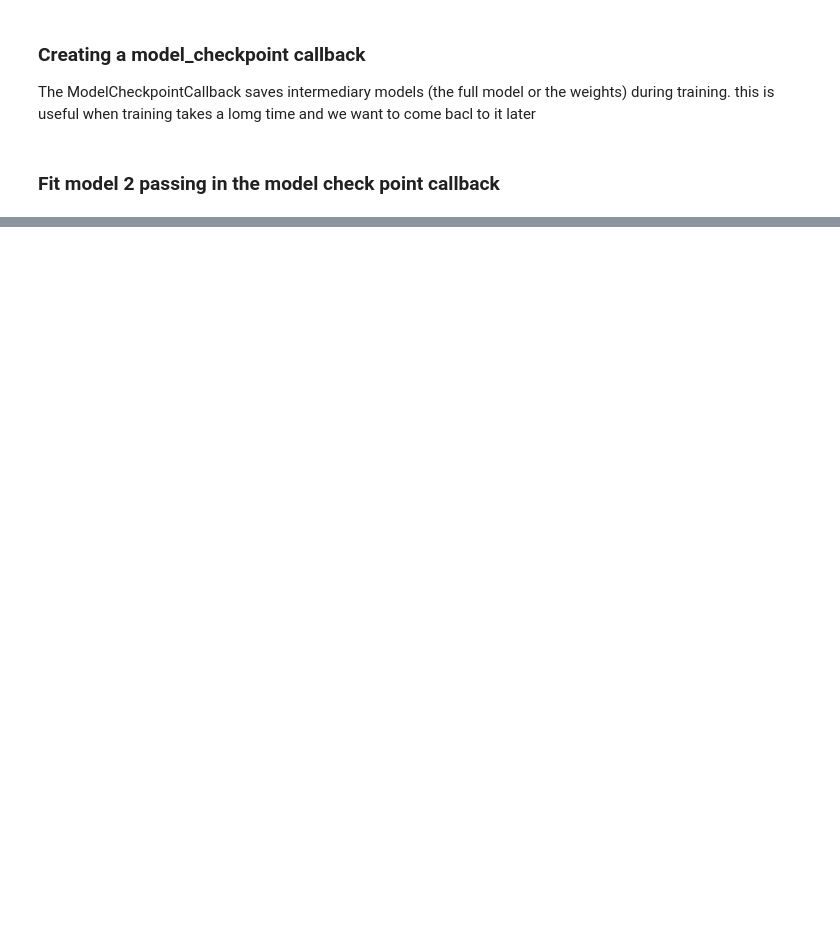
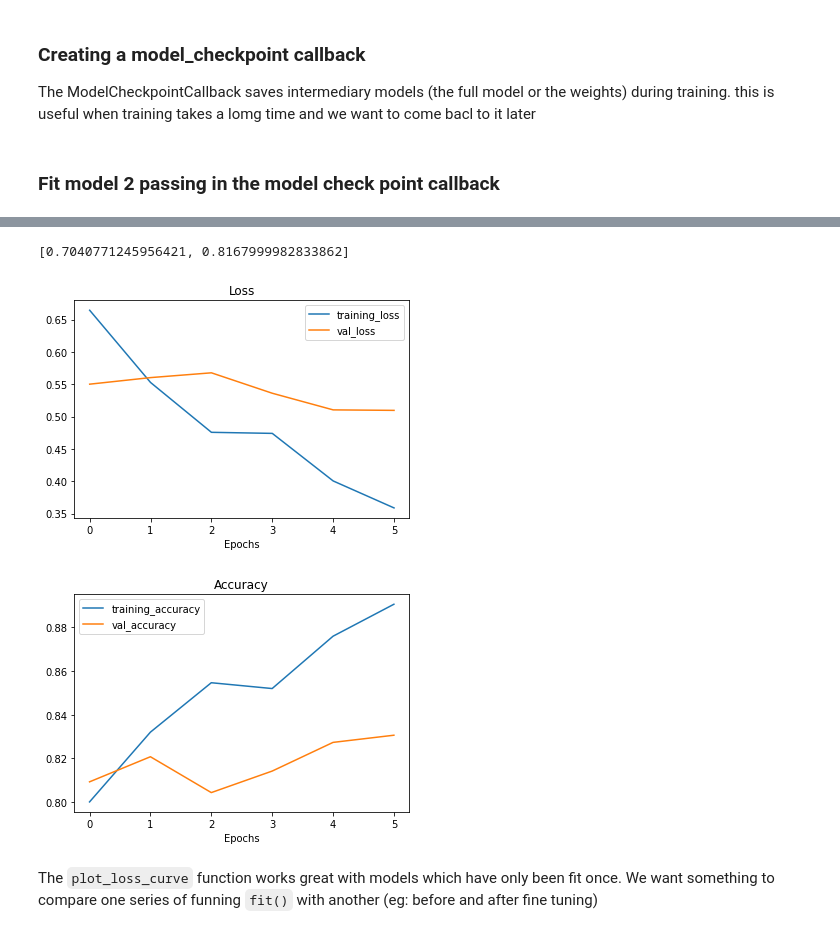
Before and after one commit to shashwat9kumar/ML-And-DataScience, a Jupyter notebook: Tensorflow/05_transfer_learning_with_tensorflow_part_2_fine_tuning.ipynb, the cells around one changed output, grey strips where cells are left out. Cells and saved outputs as stored; diff of their text form; code cells hidden in the pictures; blank space fills up the shorter version.

```diff
--- a/Tensorflow/05_transfer_learning_with_tensorflow_part_2_fine_tuning.ipynb
+++ b/Tensorflow/05_transfer_learning_with_tensorflow_part_2_fine_tuning.ipynb
@@ -838,0 +844,6 @@ plot_loss_curves(history_10_percent_data_aug)
+# %%
+# Load in saved model weights and evaluate the model
+
+## Model 2 was evaluated earlier. so if we load it again and then it must give the same results
+
+model_2.load_weights(checkpoint_path)
@@ -838,0 +937,15 @@ plot_loss_curves(history_10_percent_data_aug)
+# %%
+# to begin fine tuning, let's start by setting tehe last 10 layers of our base_model.trainable = True
+base_model.trainable = True
+
+# Freeze all layers except for the last 10
+
+for layer in base_model.layers[:-10]:
+    layer.trainable = False
+
+
+# We have to recompile our model every time we make a change
+
+model_2.compile(loss="categorical_crossentropy",
+                optimizer=tf.keras.optimizers.Adam(learning_rate=0.0001), # a rule of thumb is to lower a learning rate by 10X once we fine tune. Because the model has already learned some weights we do not want to change it too much
+                metrics=["accuracy"])
@@ -838,0 +1009,13 @@ plot_loss_curves(history_10_percent_data_aug)
+# %%
+# Fine tune for another 5 epochs
+fine_tune_epochs = initial_epochs + 5
+
+# Refit the model (same as model 2 except with more trainable layers)
+history_fine_10_percent_data_aug = model_2.fit(train_data_10_percent,
+                                               epochs=fine_tune_epochs,
+                                               steps_per_epoch=len(train_data_10_percent),
+                                               validation_data = test_data,
+                                               validation_steps = int(0.25 * len(test_data)),
+                                               initial_epoch=history_10_percent_data_aug.epoch[-1],  ## Start training from the previous model left
+                                               callbacks=[create_tensorboard_callback(dir_name="transfer_learning",
+                                                                                      experiment_name="10_percent_fine_tune_last_ten")])
@@ -838,0 +1041,12 @@ plot_loss_curves(history_10_percent_data_aug)
+# %%
+results_10_percent_data_aug
+# %% [output]
+[0.7040771245956421, 0.8167999982833862]
+# %%
+# Check out the loss curves of fine tuned model
+plot_loss_curves(history_fine_10_percent_data_aug)
+# %% [output]
+[figure, added]
+[figure, added]
+# %% [markdown]
+The `plot_loss_curve` function works great with models which have only been fit once. We want something to compare one series of funning `fit()` with another (eg: before and after fine tuning)
```
Also changed, not shown: parts of 71 cells of this notebook.
